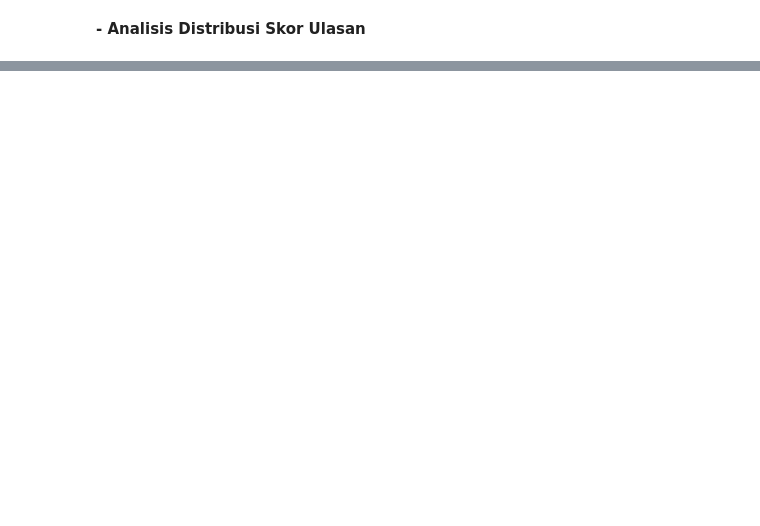
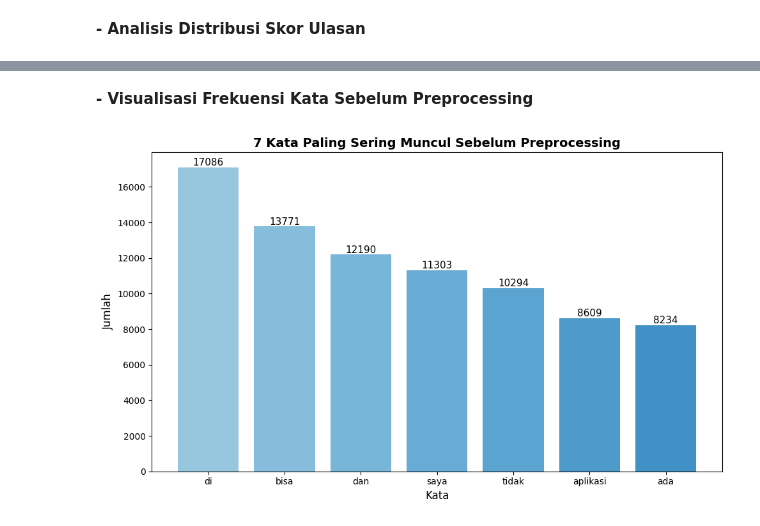
Before and after one commit to Chatarinaeva/analisis_sentikmen, a Jupyter notebook: Submission_Analisis_Sentimen_BRImo.ipynb, the cells around one changed output, grey strips where cells are left out. Drawn from its saved outputs; the diff is of its cells as text; code cells hidden in the pictures; blank space fills up the shorter version.

Commit message:
sebelum preprocessing text

```diff
--- a/Submission_Analisis_Sentimen_BRImo.ipynb
+++ b/Submission_Analisis_Sentimen_BRImo.ipynb
@@ -325,0 +333,9 @@ Passing `palette` without assigning `hue` is deprecated and will be removed in v
+# %%
+# Hitung jumlah baris sebelum dan sesudah
+sebelum = filtered_df.shape[0]
+filtered_df = filtered_df.drop_duplicates(subset='content')
+sesudah = filtered_df.shape[0]
+
+print(f"Jumlah ulasan duplikat yang dihapus: {sebelum - sesudah}")
+print("Setelah hapus duplikat:")
+filtered_df.info()
@@ -325,0 +384,2 @@ Passing `palette` without assigning `hue` is deprecated and will be removed in v
+# %% [markdown]
+**- Visualisasi Frekuensi Kata Sebelum Preprocessing**
@@ -325,0 +388,35 @@ Passing `palette` without assigning `hue` is deprecated and will be removed in v
+# %%
+# Menggabungkan seluruh isi kolom 'content' jadi satu string besar
+corpus_text = " ".join(filtered_df["content"].astype(str))
+
+# Memisahkan kata berdasarkan spasi
+tokens_list = corpus_text.split()
+
+# Menghitung jumlah kemunculan tiap kata dan mengambil kata paling sering muncul
+frekuensi_kata = Counter(tokens_list)
+kata_teratas = frekuensi_kata.most_common(7)
+
+# Pisahkan kata dan jumlahnya untuk visualisasi
+kata, jumlah = zip(*kata_teratas)
+
+# Visualisasi bar chart
+plt.figure(figsize=(10, 6))
+plt.bar(
+    kata,
+    jumlah,
+    color=plt.cm.Blues(range(100, 100 + 10 * len(kata), 10))
+)
+#bars = plt.bar(kata, jumlah, color="steelblue")
+plt.title("7 Kata Paling Sering Muncul Sebelum Preprocessing", fontsize=14, fontweight='bold')
+plt.xlabel("Kata", fontsize=12)
+plt.ylabel("Jumlah", fontsize=12)
+plt.xticks(rotation=0)
+
+# Menambahkan label jumlah di atas bar
+for bar, jumlahnya in zip(bars, jumlah):
+    plt.text(bar.get_x() + bar.get_width() / 2, jumlahnya + 100, str(jumlahnya), ha='center', fontsize=11)
+
+plt.tight_layout()
+plt.show()
+# %% [output]
+[figure, added]
```
Also changed, not shown: parts of 16 cells of this notebook.
